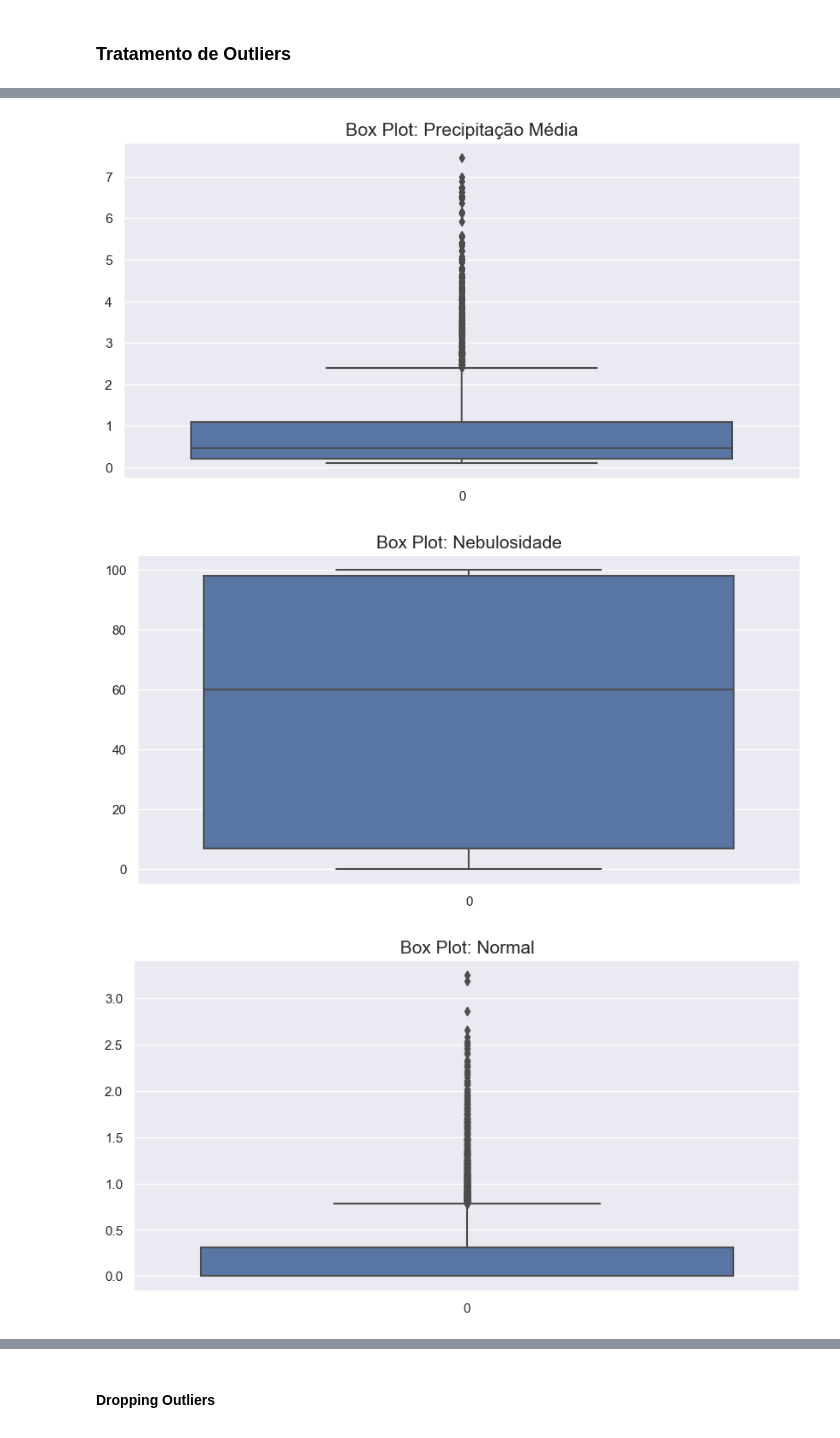
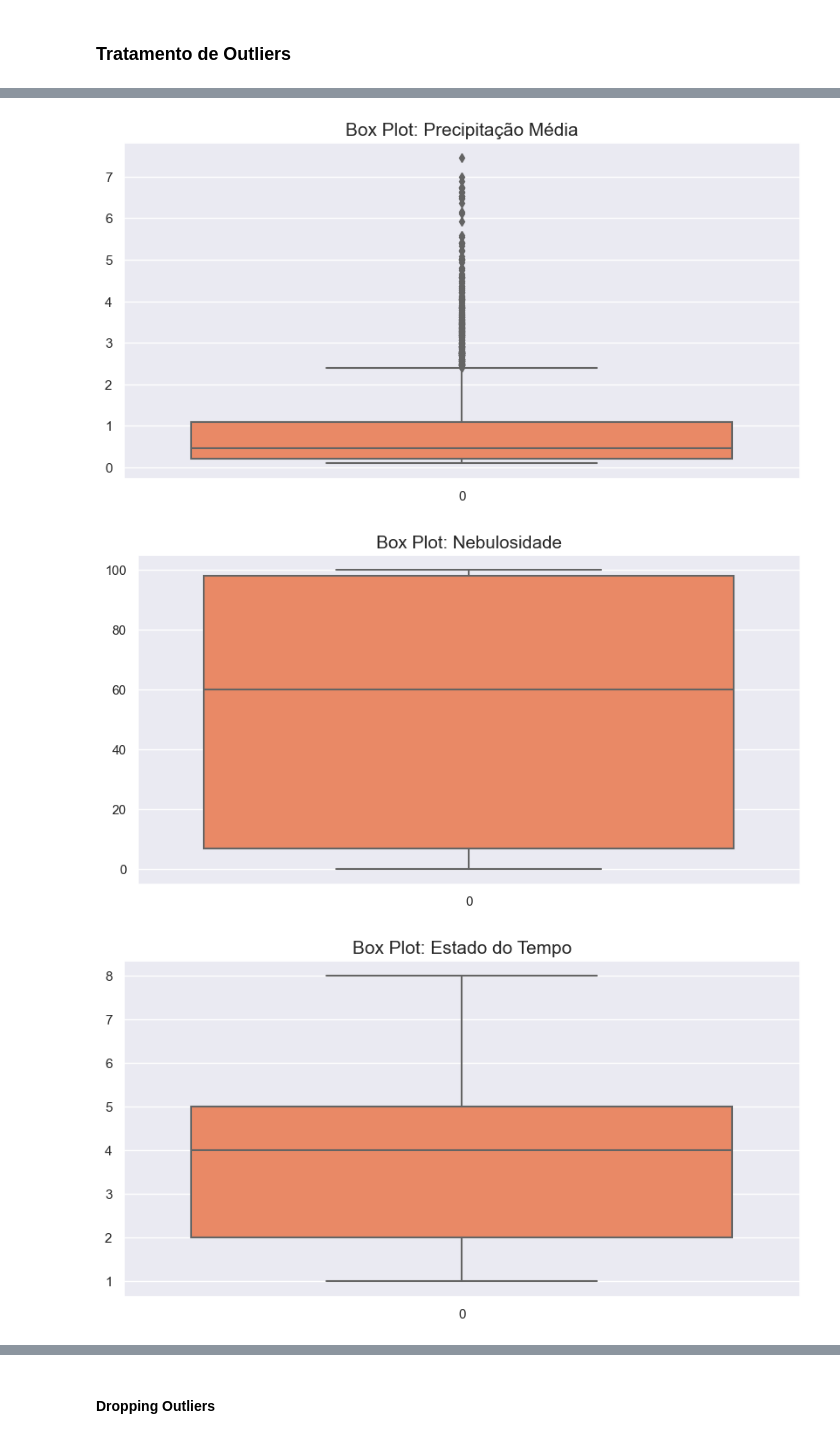
Before and after one commit to rafa2002/DAA-2324, a Jupyter notebook: Energy.ipynb, the cells around one changed output, grey strips where cells are left out. Cells and saved outputs as stored; diff of their text form; code cells hidden in the pictures.

```diff
--- a/Energy.ipynb
+++ b/Energy.ipynb
@@ -903,3 +903,6 @@ teste_10.head()
 | 2 | 1672538400 | 13.55 | 13.44 | 13.48 | 14.82 | 1017.0 | ... |
 | 3 | 1672542000 | 13.61 | 13.51 | 12.01 | 14.82 | 1016.0 | ... |
 | 4 | 1672545600 | 13.59 | 13.49 | 12.01 | 14.82 | 1015.0 | ... |
+# %%
+e_m['Injeção na Rede'] = pd.factorize(e_m['Injeção na Rede'])[0] + 1
+e_m.head()
@@ -905,0 +916,3 @@ teste_10.head()
+# %%
+e_m['Estado do Tempo'] = pd.factorize(e_m['Estado do Tempo'])[0] + 1
+e_m.head()
@@ -990,7 +1020,7 @@ teste_norm.describe()
 numeric_collumns = e_m.select_dtypes(include=np.number)
 for num in numeric_collumns:
     fig = plt.figure(figsize=(10, 5))
-    sns.boxplot(e_m[num])
+    sns.boxplot(e_m[num],color='coral')
     plt.title('Box Plot: ' + num, fontsize=15)
     plt.show()
 # %% [output]
@@ -1005,3 +1035,3 @@ for num in numeric_collumns:
-[figure, old version]
+[figure, new version]
-[figure, old version]
+[figure, new version]
-[figure, old version]
+[figure, new version]
```
Also changed, not shown: parts of 153 cells of this notebook.
